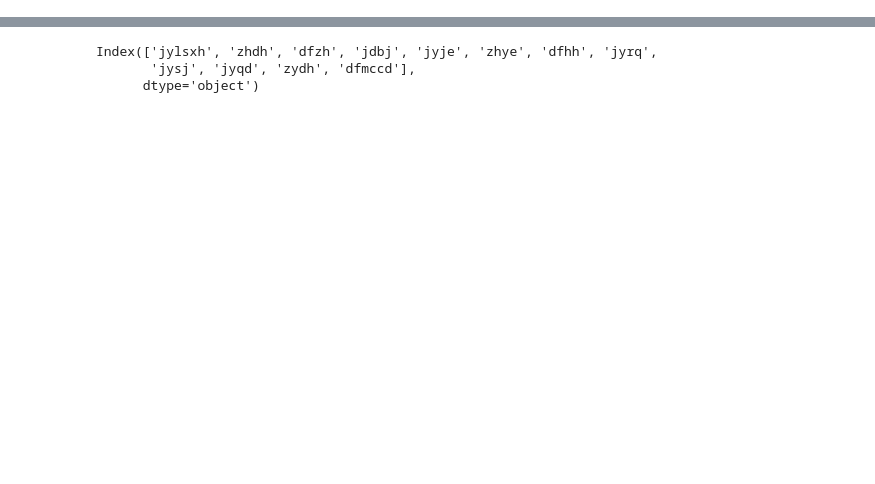
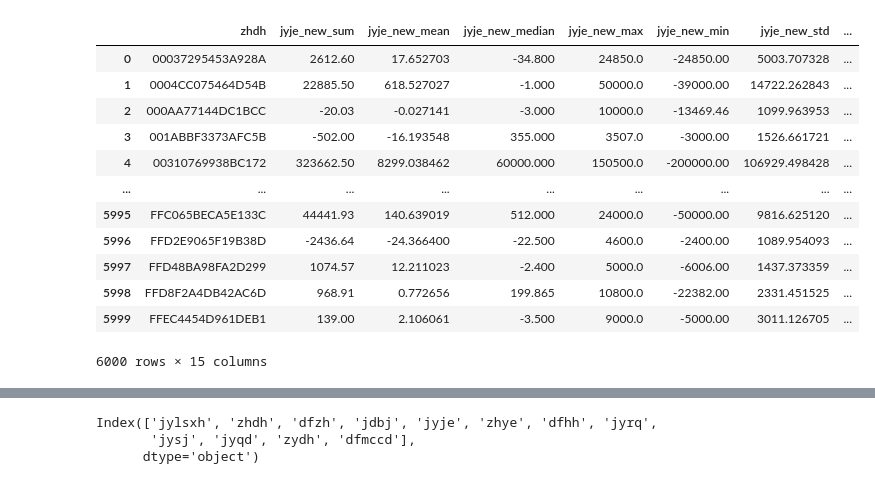
Before and after one commit to linytsysu/dcic2023, a Jupyter notebook: eda.ipynb, the cells around one changed output, grey strips where cells are left out. Drawn from its saved outputs; the diff is of its cells as text; code cells hidden in the pictures; blank space fills up the shorter version.

```diff
--- a/eda.ipynb
+++ b/eda.ipynb
@@ -8,0 +218,29 @@ y_test = pd.read_csv('./data/test_dataset.csv')
+# %%
+account_trade['jyje_new'] = account_trade['jyje'] * account_trade['jdbj'].apply(lambda x: -1 if x == 0 else 1)
+# %%
+tmp = account_trade.groupby('zhdh').agg({
+    'jyje_new': ['sum','mean','median','max','min','std',np.ptp,
+                longest_strike_above_mean, mean_abs_change, mean_second_derivative_central,
+                 sample_entropy, benford_correlation, count_above_mean,
+                 percentage_of_reoccurring_datapoints_to_all_datapoints]
+})
+# %%
+tmp.columns = [f'{c[0]}_{c[1]}' for c in tmp.columns]
+# %%
+tmp = tmp.reset_index()
+# %%
+tmp
+# %% [output]
+|  | zhdh | jyje_new_sum | jyje_new_mean | jyje_new_median | jyje_new_max | jyje_new_min | jyje_new_std | ... |
+| 0 | 00037295453A928A | 2612.60 | 17.652703 | -34.800 | 24850.0 | -24850.00 | 5003.707328 | ... |
+| 1 | 0004CC075464D54B | 22885.50 | 618.527027 | -1.000 | 50000.0 | -39000.00 | 14722.262843 | ... |
+| 2 | 000AA77144DC1BCC | -20.03 | -0.027141 | -3.000 | 10000.0 | -13469.46 | 1099.963953 | ... |
+| 3 | 001ABBF3373AFC5B | -502.00 | -16.193548 | 355.000 | 3507.0 | -3000.00 | 1526.661721 | ... |
+| 4 | 00310769938BC172 | 323662.50 | 8299.038462 | 60000.000 | 150500.0 | -200000.00 | 106929.498428 | ... |
+| ... | ... | ... | ... | ... | ... | ... | ... | ... |
+| 5995 | FFC065BECA5E133C | 44441.93 | 140.639019 | 512.000 | 24000.0 | -50000.00 | 9816.625120 | ... |
+| 5996 | FFD2E9065F19B38D | -2436.64 | -24.366400 | -22.500 | 4600.0 | -2400.00 | 1089.954093 | ... |
+| 5997 | FFD48BA98FA2D299 | 1074.57 | 12.211023 | -2.400 | 5000.0 | -6006.00 | 1437.373359 | ... |
+| 5998 | FFD8F2A4DB42AC6D | 968.91 | 0.772656 | 199.865 | 10800.0 | -22382.00 | 2331.451525 | ... |
+| 5999 | FFEC4454D961DEB1 | 139.00 | 2.106061 | -3.500 | 9000.0 | -5000.00 | 3011.126705 | ... |
+6000 rows × 15 columns
```
Also changed, not shown: parts of 26 cells of this notebook, 8 other files.
